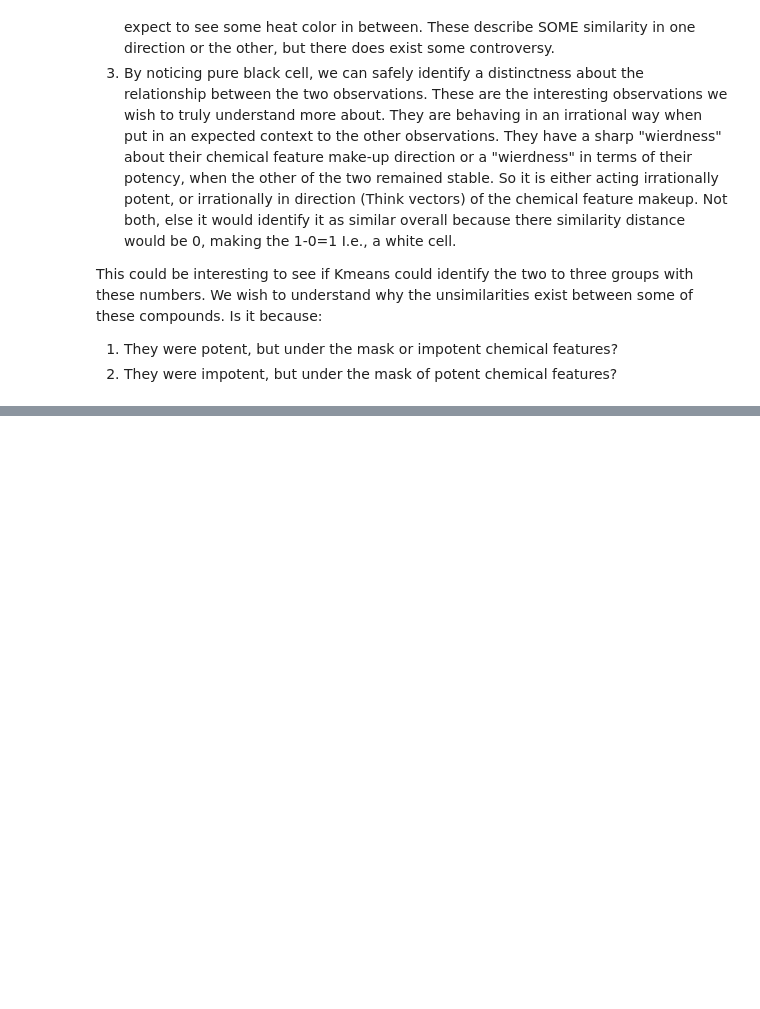
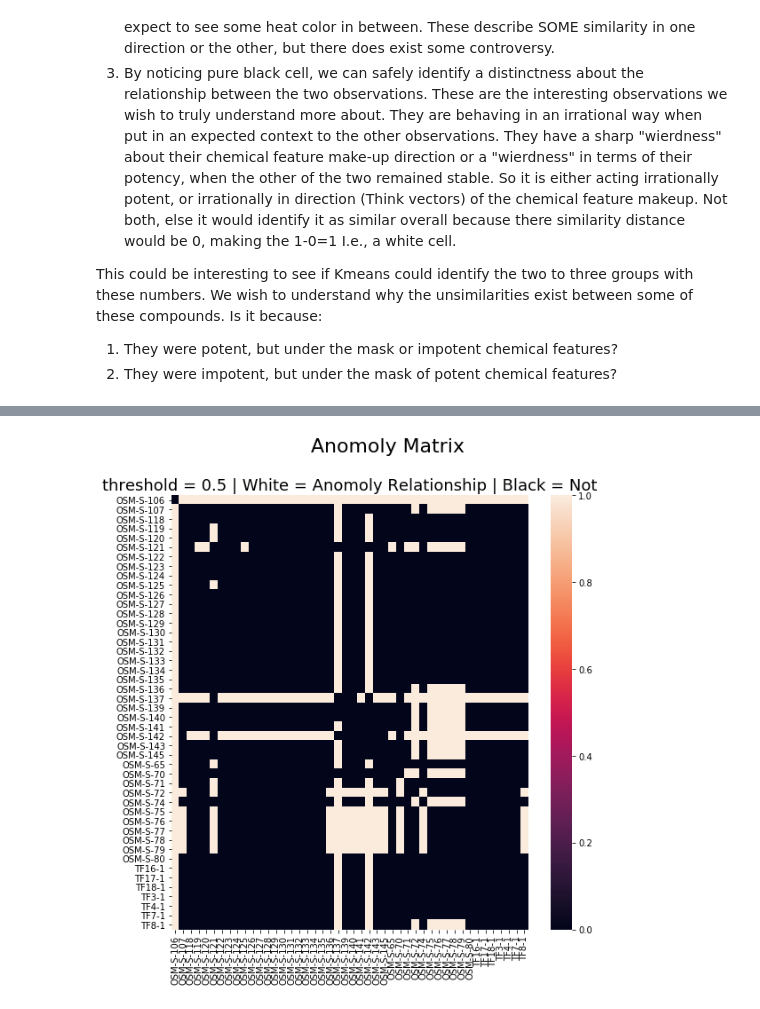
Before and after one commit to conradbm/kcail, a Jupyter notebook: code/2_deeper_findings_/main_similarities.ipynb, the cells around one changed output, grey strips where cells are left out. Drawn from its saved outputs; the diff is of its cells as text; code cells hidden in the pictures; blank space fills up the shorter version.

```diff
--- a/code/2_deeper_findings_/main_similarities.ipynb
+++ b/code/2_deeper_findings_/main_similarities.ipynb
@@ -500,0 +615,20 @@ The entire analysis can be done on the transpose of this problem to identify odd
+# %%
+X = overall_sim_matrix
+X[X<=.5] = 0
+X[X>0.5] = 1
+X = 1 - X
+X
+
+fig, ax = plt.subplots(figsize=(9,9))
+sns.heatmap(X,
+            xticklabels=ic50_sim_ratio_matrix.index.tolist(),
+            yticklabels=ic50_sim_ratio_matrix.index.tolist())
+#ax.xaxis.tick_top()
+plt.xticks(rotation=90)
+#ax.set_ylabel(cosine_similarity_matrix.index.tolist(), fontsize=10)
+#ax.set_xlabel(cosine_similarity_matrix.index.tolist(), fontsize=10)
+plt.suptitle("Anomoly Matrix", size=22)
+plt.title("threshold = 0.5 | White = Anomoly Relationship | Black = Not", size=18)
+plt.show()
+# %% [output]
+[figure, added]
```
Also changed, not shown: parts of 25 cells of this notebook.
